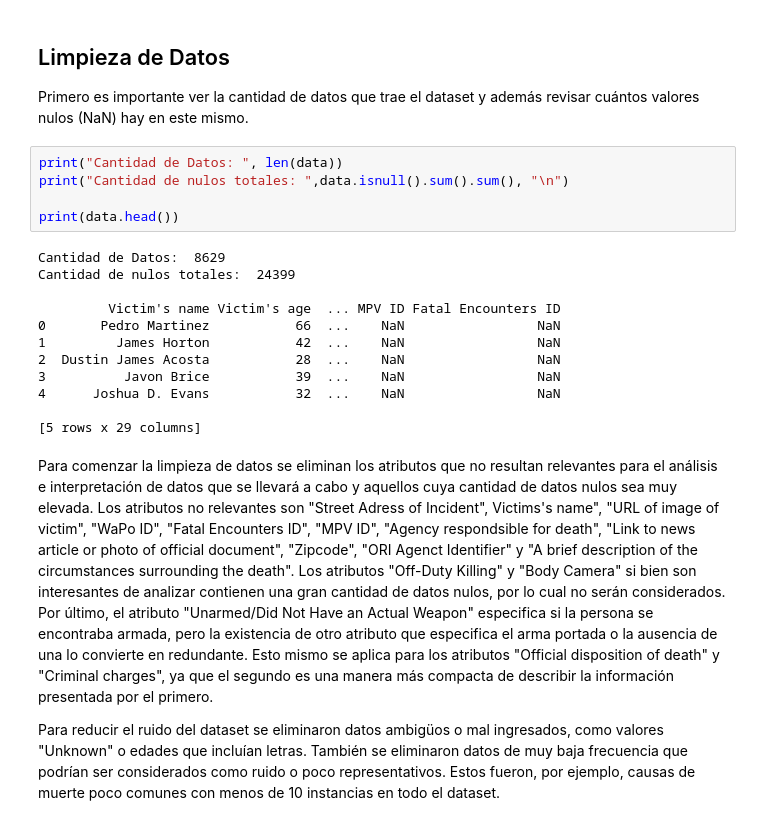
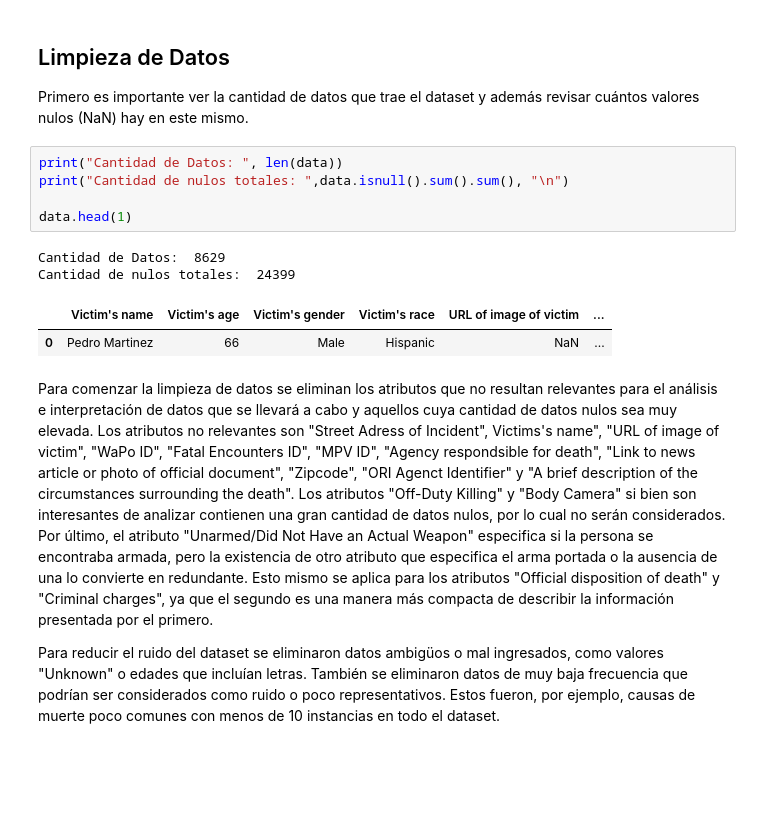
Before and after one commit to TinSlim/PoliceShootingsUSADataMining, a Jupyter notebook: Hito2.ipynb, the cells around one changed output. Drawn from its saved outputs; the diff is of its cells as text; blank space fills up the shorter version.

```diff
--- a/Hito2.ipynb
+++ b/Hito2.ipynb
@@ -42,20 +42,13 @@ Primero es importante ver la cantidad de datos que trae el dataset y además rev
 # %%
 print("Cantidad de Datos: ", len(data))
 print("Cantidad de nulos totales: ",data.isnull().sum().sum(), "\n")
 
-print(data.head())
+data.head(1)
 # %% [output]
 Cantidad de Datos:  8629
 Cantidad de nulos totales:  24399
-
-         Victim's name Victim's age  ... MPV ID Fatal Encounters ID
-0       Pedro Martinez           66  ...    NaN                 NaN
-1         James Horton           42  ...    NaN                 NaN
-2  Dustin James Acosta           28  ...    NaN                 NaN
-3          Javon Brice           39  ...    NaN                 NaN
-4      Joshua D. Evans           32  ...    NaN                 NaN
-
-[5 rows x 29 columns]
+|  | Victim's name | Victim's age | Victim's gender | Victim's race | URL of image of victim | ... |
+| 0 | Pedro Martinez | 66 | Male | Hispanic | NaN | ... |
 # %% [markdown]
 Para comenzar la limpieza de datos se eliminan los atributos que no resultan relevantes para el análisis e interpretación de datos que se llevará a cabo y aquellos cuya cantidad de datos nulos sea muy elevada. Los atributos no relevantes son "Street Adress of Incident", Victims's name", "URL of image of victim", "WaPo ID", "Fatal Encounters ID", "MPV ID", "Agency respondsible for death", "Link to news article or photo of official document", "Zipcode", "ORI Agenct Identifier" y "A brief description of the circumstances surrounding the death". Los atributos "Off-Duty Killing" y "Body Camera" si bien son interesantes de analizar contienen una gran cantidad de datos nulos, por lo cual no serán considerados. Por último, el atributo "Unarmed/Did Not Have an Actual Weapon" especifica si la persona se encontraba armada, pero la existencia de otro atributo que especifica el arma portada o la ausencia de una lo convierte en redundante. Esto mismo se aplica para los atributos "Official disposition of death" y "Criminal charges", ya que el segundo es una manera más compacta de describir la información presentada por el primero.
 
```
Also changed, not shown: parts of 5 cells of this notebook.
